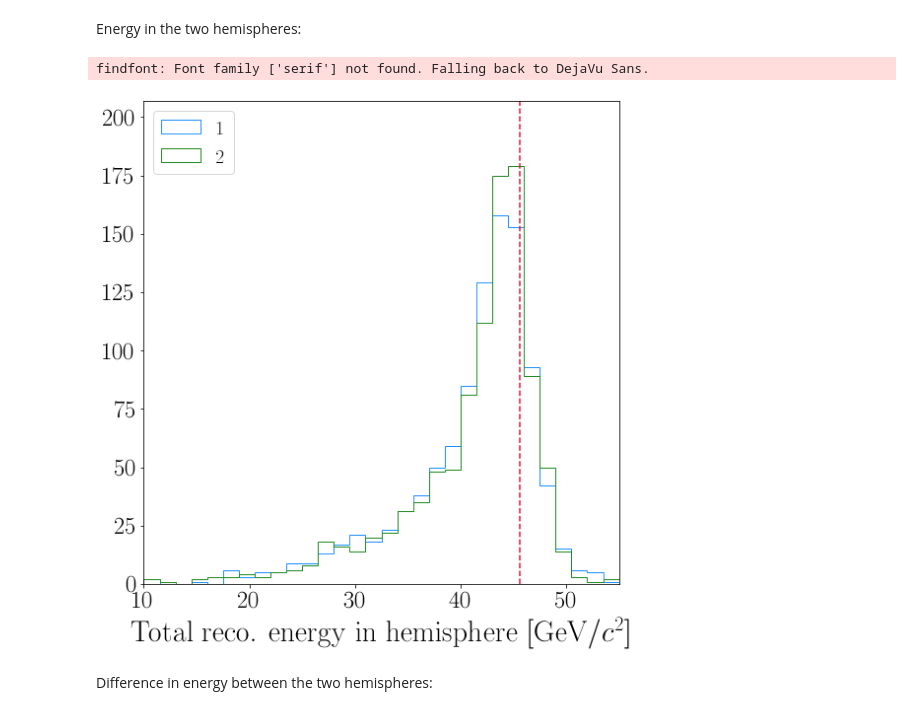
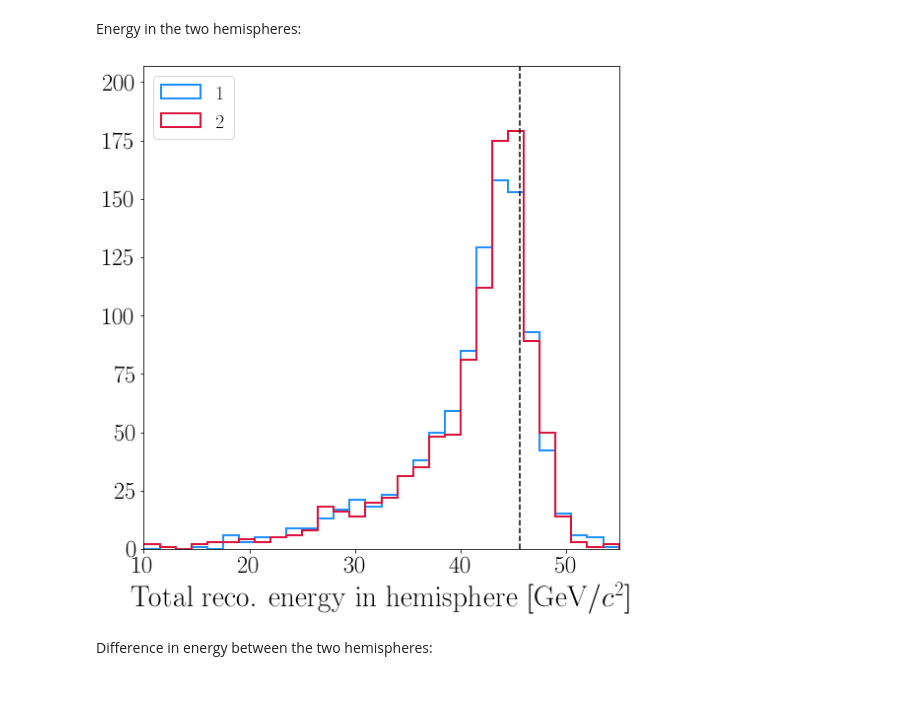
Before and after one commit to donalhill/fcc_python_tools, a Jupyter notebook: examples/thrust_axis.ipynb, the cells around one changed output. Drawn from its saved outputs; the diff is of its cells as text; code cells hidden in the pictures.

```diff
--- a/examples/thrust_axis.ipynb
+++ b/examples/thrust_axis.ipynb
@@ -175,23 +175,22 @@ Energy in the two hemispheres:
 # %%
 bins = 30
 low = 10.
 high = 55.
 fig, ax = plt.subplots(figsize=(8,8))
-plt.hist(E_1,bins=bins,range=(low,high),histtype='step',color='dodgerblue',label='1')
-plt.hist(E_2,bins=bins,range=(low,high),histtype='step',color='forestgreen',label='2')
-plt.axvline(x=0.5*lp.Z_0.mass/1000.,color='crimson',linestyle='--')
+plt.hist(E_1,bins=bins,range=(low,high),histtype='step',color='dodgerblue',label='1',linewidth=2)
+plt.hist(E_2,bins=bins,range=(low,high),histtype='step',color='crimson',label='2',linewidth=2)
+plt.axvline(x=0.5*lp.Z_0.mass/1000.,color='k',linestyle='--')
 plt.xlabel("Total reco. energy in hemisphere [GeV/$c^2$]",fontsize=30)
 plt.xlim(low,high)
 ax.tick_params(axis='both', which='major', labelsize=25)
 ymin, ymax = plt.ylim()
 plt.ylim(0.,ymax*1.1)
 plt.legend(fontsize=20, loc='upper left')
 plt.tight_layout()
 plt.show()
 fig.savefig(f"{loc.PLOTS}/hemisphere_energy_{file_type}.pdf")
 # %% [output]
-findfont: Font family ['serif'] not found. Falling back to DejaVu Sans.
-[figure, old version]
+[figure, new version]
 # %% [markdown]
 Difference in energy between the two hemispheres:
 # %%
```
Also changed, not shown: parts of 1 cell of this notebook, 7 other files.
